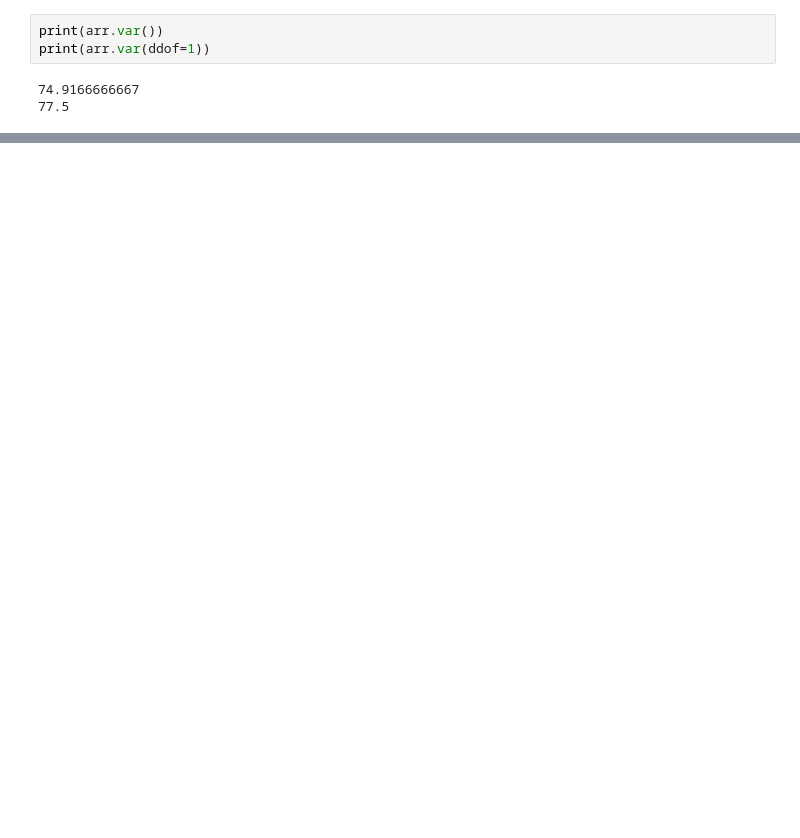
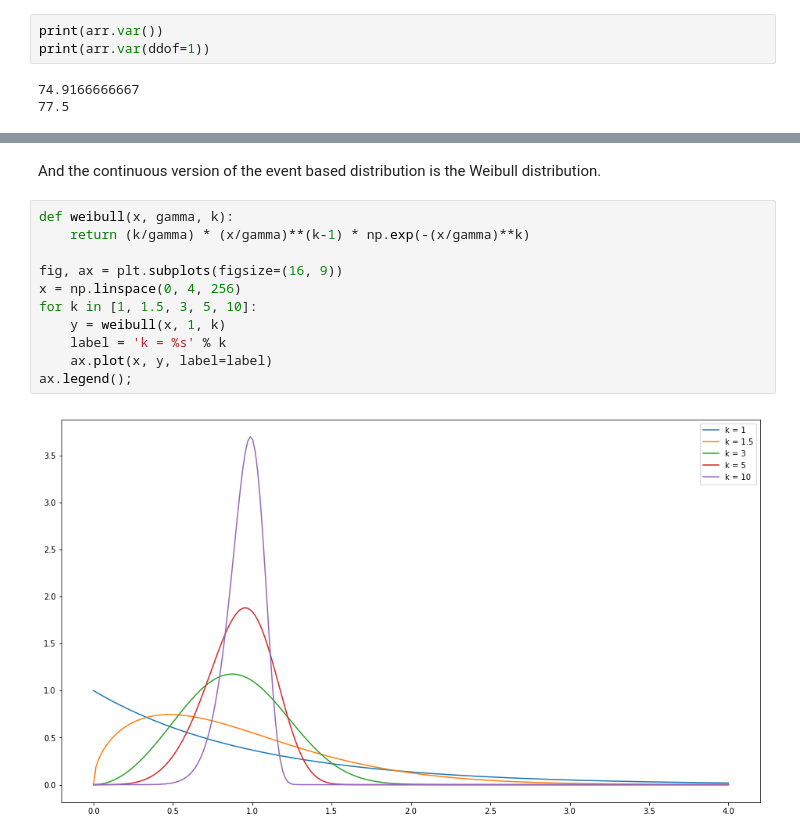
Before and after one commit to grochmal/daml, a Jupyter notebook: stats/stats-basics.ipynb, the cells around one changed output, grey strips where cells are left out. Cells and saved outputs as stored; diff of their text form; blank space fills up the shorter version.

```diff
--- a/stats/stats-basics.ipynb
+++ b/stats/stats-basics.ipynb
@@ -96,0 +238,15 @@ print(stats.pearsonr(arr, acr))
+# %% [markdown]
+And the continuous version of the event based distribution is the Weibull distribution.
+# %%
+def weibull(x, gamma, k):
+    return (k/gamma) * (x/gamma)**(k-1) * np.exp(-(x/gamma)**k)
+
+fig, ax = plt.subplots(figsize=(16, 9))
+x = np.linspace(0, 4, 256)
+for k in [1, 1.5, 3, 5, 10]:
+    y = weibull(x, 1, k)
+    label = 'k = %s' % k
+    ax.plot(x, y, label=label)
+ax.legend();
+# %% [output]
+[figure, added]
```
Also changed, not shown: parts of 19 cells of this notebook, 4 other files.
